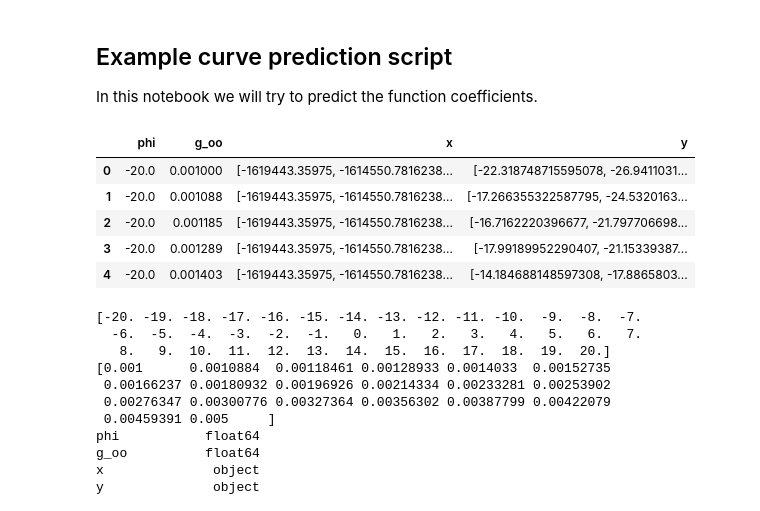
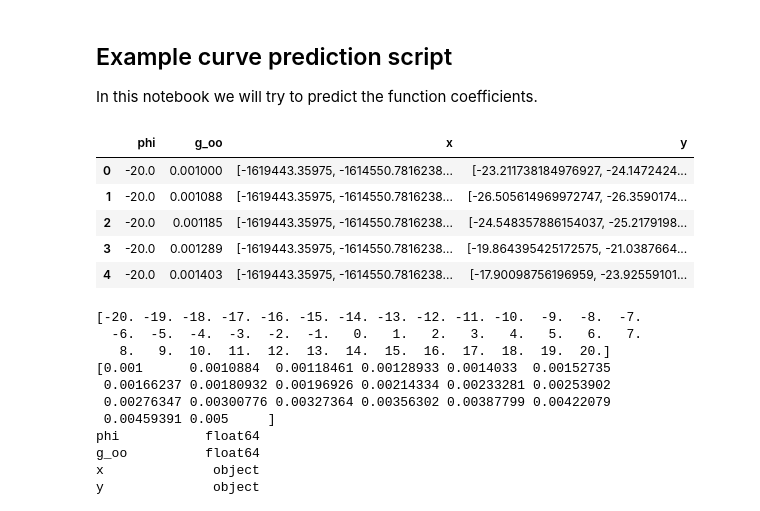
Before and after one commit to kiliakis/ML-LHC-closed-loop, a Jupyter notebook: pytorch_classifier_one_by_one.ipynb, the cells around one changed output. Drawn from its saved outputs; the diff is of its cells as text; code cells hidden in the pictures.

Commit message:
adjusting to new measurement data

```diff
--- a/pytorch_classifier_one_by_one.ipynb
+++ b/pytorch_classifier_one_by_one.ipynb
@@ -22,17 +22,17 @@ import torch.nn.functional as F
 from pytorchClassifiers import Net
 # %%
 # Load the data
-df = pd.read_pickle('./data/new-transfer-functions-82000.pkl')
+df = pd.read_pickle('./data/new-transfer-functions-82000-noise0.1.pkl')
 # reduce input size for quicker testing
 # df = df.sample(frac=0.1)
 df.head()
 # %% [output]
 |  | phi | g_oo | x | y |
-| 0 | -20.0 | 0.001000 | [-1619443.35975, -1614550.7816238... | [-22.318748715595078, -26.9411031... |
-| 1 | -20.0 | 0.001088 | [-1619443.35975, -1614550.7816238... | [-17.266355322587795, -24.5320163... |
-| 2 | -20.0 | 0.001185 | [-1619443.35975, -1614550.7816238... | [-16.7162220396677, -21.797706698... |
-| 3 | -20.0 | 0.001289 | [-1619443.35975, -1614550.7816238... | [-17.99189952290407, -21.15339387... |
-| 4 | -20.0 | 0.001403 | [-1619443.35975, -1614550.7816238... | [-14.184688148597308, -17.8865803... |
+| 0 | -20.0 | 0.001000 | [-1619443.35975, -1614550.7816238... | [-23.211738184976927, -24.1472424... |
+| 1 | -20.0 | 0.001088 | [-1619443.35975, -1614550.7816238... | [-26.505614969972747, -26.3590174... |
+| 2 | -20.0 | 0.001185 | [-1619443.35975, -1614550.7816238... | [-24.548357886154037, -25.2179198... |
+| 3 | -20.0 | 0.001289 | [-1619443.35975, -1614550.7816238... | [-19.864395425172575, -21.0387664... |
+| 4 | -20.0 | 0.001403 | [-1619443.35975, -1614550.7816238... | [-17.90098756196959, -23.92559101... |
 # %%
 
 phi_encoder = preprocessing.LabelEncoder()
```
Also changed, not shown: parts of 4 cells of this notebook, 4 other files.
